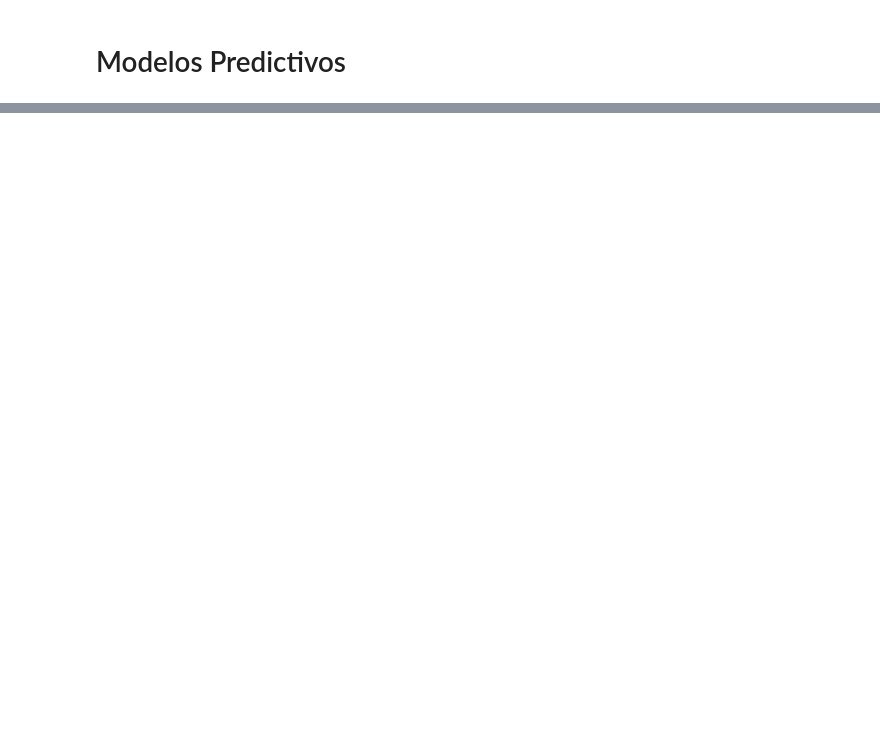
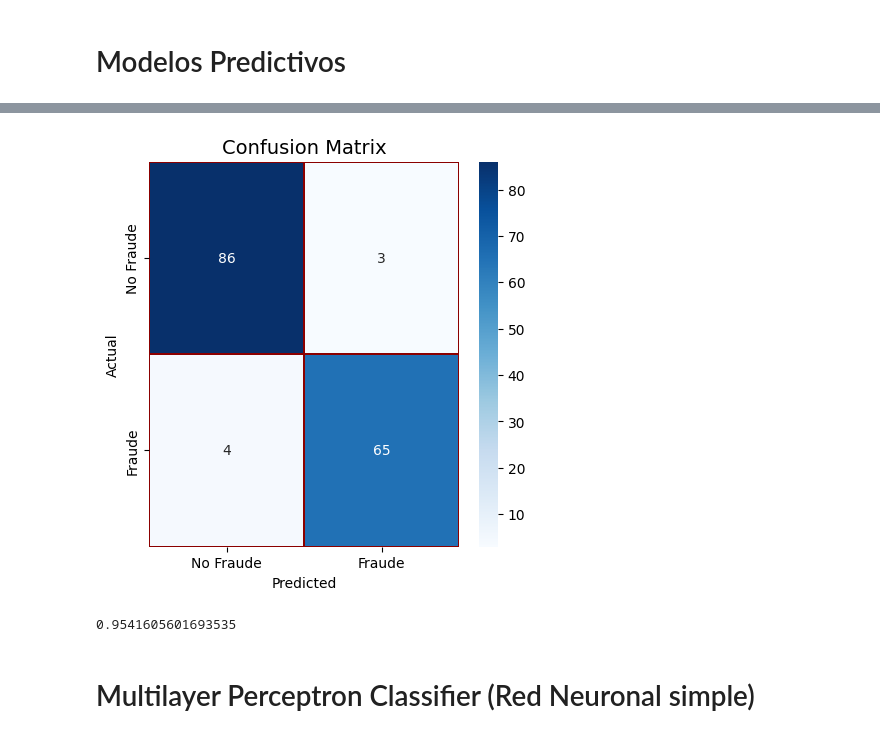
Before and after one commit to MiguelAngelLiera/Fraud_Prediction_w_Python, a Jupyter notebook: fraud_detector.ipynb, the cells around one changed output, grey strips where cells are left out. Cells and saved outputs as stored; diff of their text form; code cells hidden in the pictures; blank space fills up the shorter version.

Commit message:
se incluyen modelos faltantes

```diff
--- a/fraud_detector.ipynb
+++ b/fraud_detector.ipynb
@@ -259,3 +302,6 @@ clf = RandomForestClassifier(n_jobs=NO_JOBS,
                              criterion=RFC_METRIC,
                              n_estimators=NUM_ESTIMATORS,
                              verbose=False)
+# %%
+# Entrenamos el modelo con el conjunto de entrenamiento de características y sus respectivas etiquertas
+clf.fit(train_df[predictors], train_df[target].values)
@@ -261,0 +310,2 @@ clf = RandomForestClassifier(n_jobs=NO_JOBS,
+# %%
+preds = clf.predict(valid_df[predictors])
@@ -261,0 +320,6 @@ clf = RandomForestClassifier(n_jobs=NO_JOBS,
+# %%
+#print(preds)
+print(valid_df[target].values)
+cm = pd.crosstab(valid_df[target].values, preds, rownames=['Actual'], colnames=['Predicted'])
+
+cm
@@ -261,0 +336,18 @@ clf = RandomForestClassifier(n_jobs=NO_JOBS,
+# %%
+
+fig, (ax1) = plt.subplots(ncols=1, figsize=(5,5))
+sns.heatmap(cm,
+            xticklabels=['No Fraude', 'Fraude'],
+            yticklabels=['No Fraude', 'Fraude'],
+            annot=True,ax=ax1,
+            linewidths=.2,linecolor="Darkred", cmap="Blues")
+plt.title('Confusion Matrix', fontsize=14)
+plt.show()
+# %% [output]
+[figure, added]
+# %%
+roc_auc_score(valid_df[target].values, preds)
+# %% [output]
+0.9541605601693535
+# %% [markdown]
+# Multilayer Perceptron Classifier (Red Neuronal simple)
```
Also changed, not shown: parts of 53 cells of this notebook, 6 other files.
